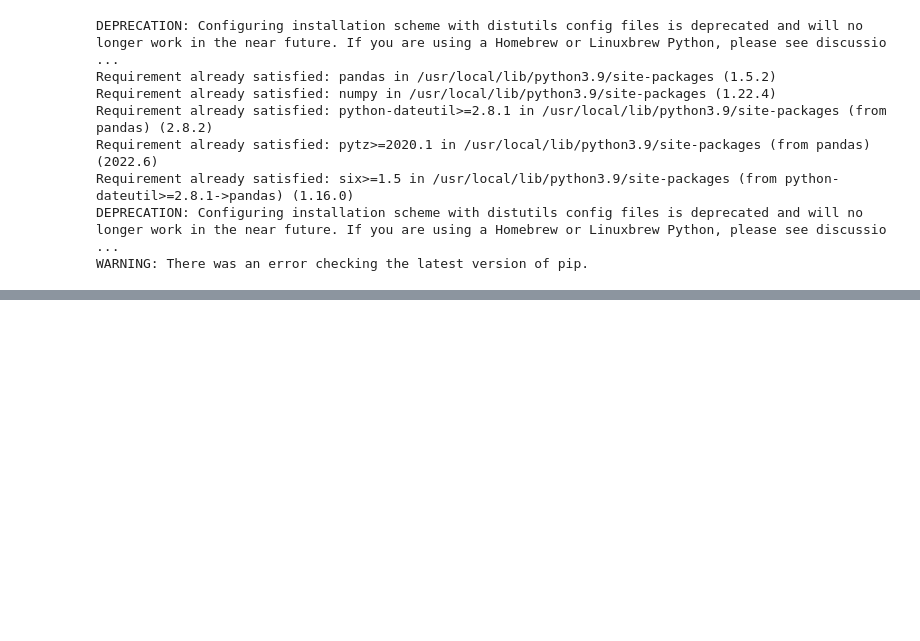
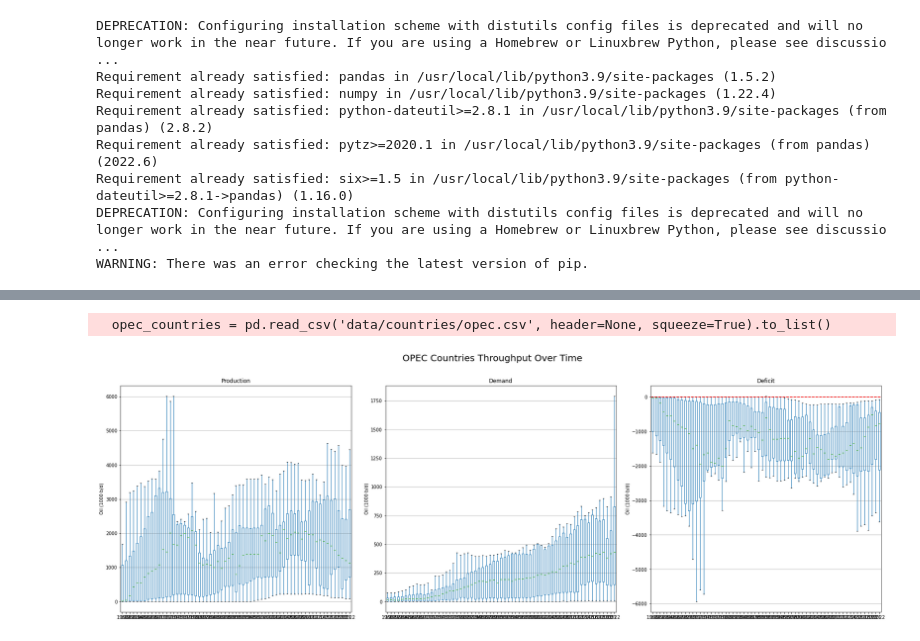
Before and after one commit to willcrodman/data_science_final_project, a Jupyter notebook: milestone_2.ipynb, the cells around one changed output, grey strips where cells are left out. Saved outputs shown, nothing was run; the diff lists cells and outputs as text; code cells hidden in the pictures; blank space fills up the shorter version.

```diff
--- a/milestone_2.ipynb
+++ b/milestone_2.ipynb
@@ -19,0 +76,22 @@ import matplotlib.pyplot as plt
+# %%
+def box_plot_function(cols, title=None):
+    fig, (ax1, ax2, ax3) = plt.subplots(1, 3, figsize=(24, 8))
+
+    world_oil_production_df[cols].transpose().boxplot(ax=ax1, showfliers=False)
+    ax1.set_title('Production')
+    ax1.set_ylabel('Oil (1000 b/d)')
+    ax1.grid(False, axis='x')
+
+    world_oil_demand_df[cols].transpose().boxplot(ax=ax2, showfliers=False)
+    ax2.set_title('Demand')
+    ax2.set_ylabel('Oil (1000 b/d)')
+    ax2.grid(False, axis='x')
+
+    world_oil_deficit_df[cols].transpose().boxplot(ax=ax3, showfliers=False)
+    ax3.set_title('Deficit')
+    ax3.set_ylabel('Oil (1000 b/d)')
+    ax3.axhline(y=0, color='red', linestyle='--')
+    ax3.grid(False, axis='x')
+
+    fig.suptitle(title, fontsize=20, y=1.02)
+    plt.tight_layout()
@@ -19,0 +103,6 @@ import matplotlib.pyplot as plt
+# %%
+opec_countries = pd.read_csv('data/countries/opec.csv', header=None, squeeze=True).to_list()
+box_plot_function(opec_countries, title="OPEC Countries Throughput Over Time")
+# %% [output]
+  opec_countries = pd.read_csv('data/countries/opec.csv', header=None, squeeze=True).to_list()
+[figure, added]
```
Also changed, not shown: parts of 10 cells of this notebook, 11 other files.
